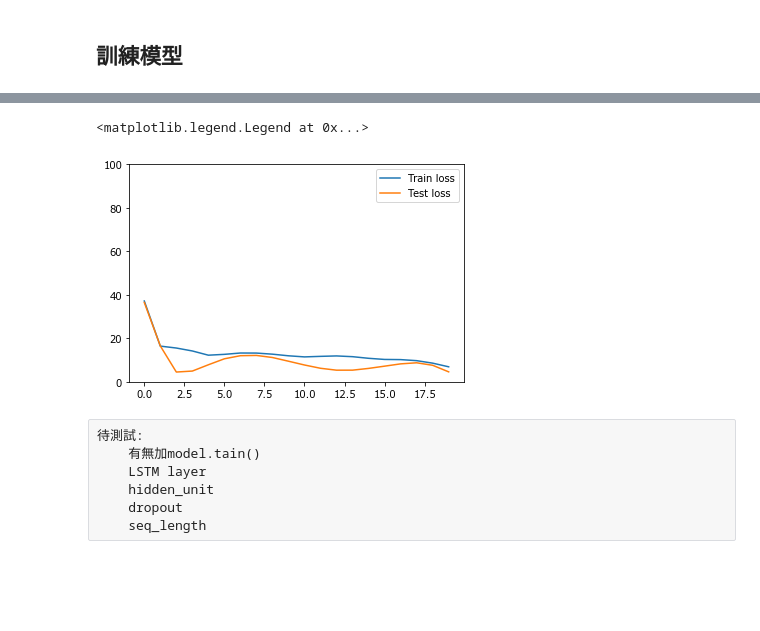
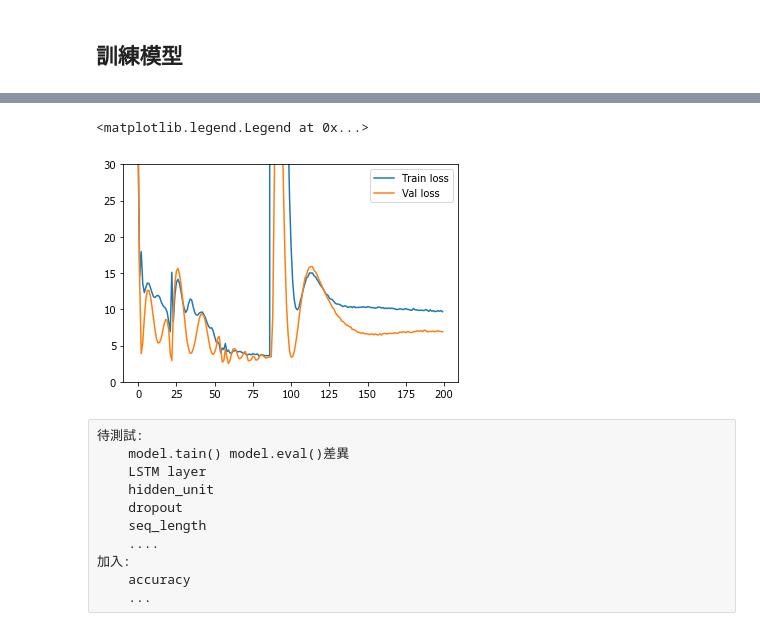
Before and after one commit to a123a20/Chang-Ching, a Jupyter notebook: RNN系列實作/LSTM_COVID-19預測/RNN_新冠病例預測_LSTM.ipynb, the cells around one changed output, grey strips where cells are left out. Drawn from its saved outputs; the diff is of its cells as text; code cells hidden in the pictures; blank space fills up the shorter version.

```diff
--- a/RNN系列實作/RNN_新冠病例預測_LSTM.ipynb
+++ b/RNN系列實作/LSTM_COVID-19預測/RNN_新冠病例預測_LSTM.ipynb
@@ -314,6 +314,10 @@ class LSTM(nn.Module):
         c_n = 最後一個time_step的 "cell state" (cell當前狀態)
         """
 
+        # 若有使用gpu，hidden tensor也需移到gpu
+        if use_GPU == True and torch.cuda.is_available() == True:
+            self.h_0, self.c_0 = self.h_0.cuda(), self.c_0.cuda()
+
         #---x: (459, 7, 1)
         lstm_out, (self.h_n, self.c_n) = self.rnn(x, (self.h_0, self.c_0))  # 1 -> 512
         #---lstm_out: (459, 7, 512)
@@ -329,7 +333,6 @@ class LSTM(nn.Module):
         #---last_time_step: (459, 512)
         output = self.out(last_time_step)  # (459, 512) -> (459, 1)
         #---output: (459, 1)  # 459列 預測的結果
-
         return output  # y_predict
 # %% [raw]
 # linear分類器-小例子
@@ -393,16 +403,37 @@ def train_model(model, epoch, train_data, train_label, test_data, test_label):
 # %%
 # 設定參數
-epoch = 20
+epoch = 200
 input_size = 1  # 若為圖片，size= W x H，這裡是確診人數，size= 1
 hidden_size = 512  # 隱藏層神經元數
 num_layers = 2  # LSTM層數
 dropout = 0.5
 seq_length = 7  # 就是time_step; 若要調值，上面 "2.數據預處理-seq_length" 也要改
+use_GPU = True
+
+# 強迫固定亂數，方便研究用
+np.random.seed(42)
+torch.manual_seed(42)
+
+model = LSTM(input_size, hidden_size, num_layers, dropout, seq_length)  # Model: 跑了__init__初始化的東西
+
+# 查看GPU訊息
+if use_GPU == True:
+    if torch.cuda.is_available() == True:
+        GPU_num = torch.cuda.device_count()
+        print(f'GPU總共有 {GPU_num} 個')
+        print(f'顯示卡: {torch.cuda.get_device_name(0)}\n')  # 0: 第0張顯示卡
+        os.environ["CUDA_VISIBLE_DEVICES"] = "0"  # 如果GPU0正在運行程序，需要指定其他GPU時使用 (需 import os)
+    else:
+        print(f'我沒有GPU')
+
+# 查看餵入的數據shape是否正確
+print("查看餵入的數據shape是否正確:")
+print("x =",train_x.shape, "  (batch_size, time_step, input_size)\n")
 
 
-model = LSTM(input_size, hidden_size, num_layers, dropout, seq_length)
-print("x =",train_x.shape, "  (batch_size, time_step, input_size)\n")
+# 開始訓練
+model, train_loss_list, val_loss_list = train_model(model, epoch, train_x, train_y, val_x, val_y, use_GPU)
 
-# 開始訓練
-model, train_loss_list, test_loss_list = train_model(model, epoch, train_x, train_y, test_x, test_y) # model = .eval()測試模式
+# Model: 跑了forward的東西
+# 這裡的model = .eval()測試模式
 # %% [output]
@@ -414,15 +457,19 @@ Epoch 19  train loss: 6.8971  test loss: 4.5753
 # %%
 plt.plot(train_loss_list, label='Train loss')
-plt.plot(test_loss_list, label='Test loss')
-plt.ylim((0, 100))
+plt.plot(val_loss_list, label='Val loss')
+plt.ylim((0, 30))
 plt.legend()
 # %% [output]
 <matplotlib.legend.Legend at 0x...>
-[figure, old version]
+[figure, new version]
 # %% [raw]
 待測試:
-    有無加model.tain()
+    model.tain() model.eval()差異
     LSTM layer
     hidden_unit
     dropout
     seq_length
+    ....
+加入:
+    accuracy
+    ...
```
Also changed, not shown: parts of 5 cells of this notebook, 1 other file.
